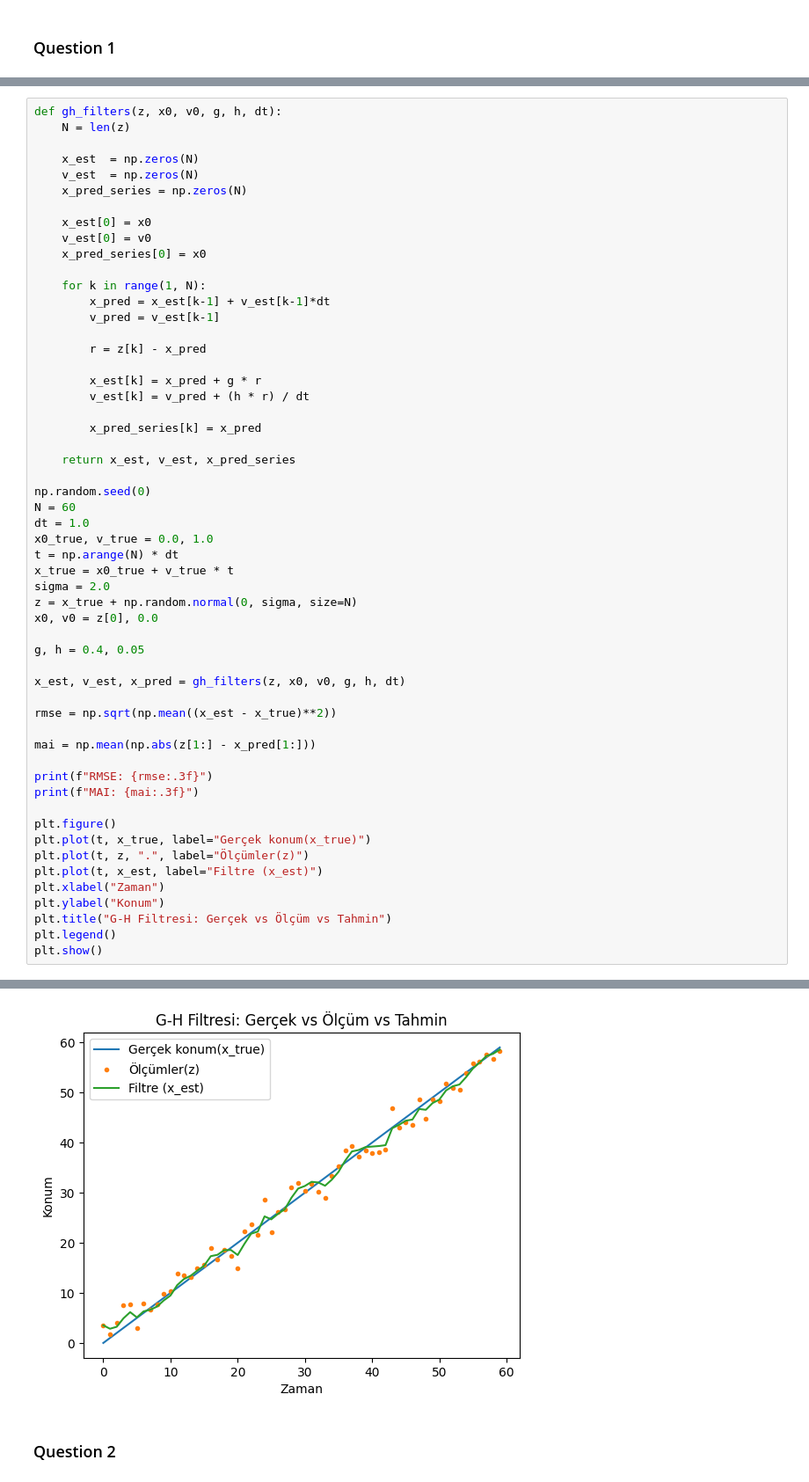
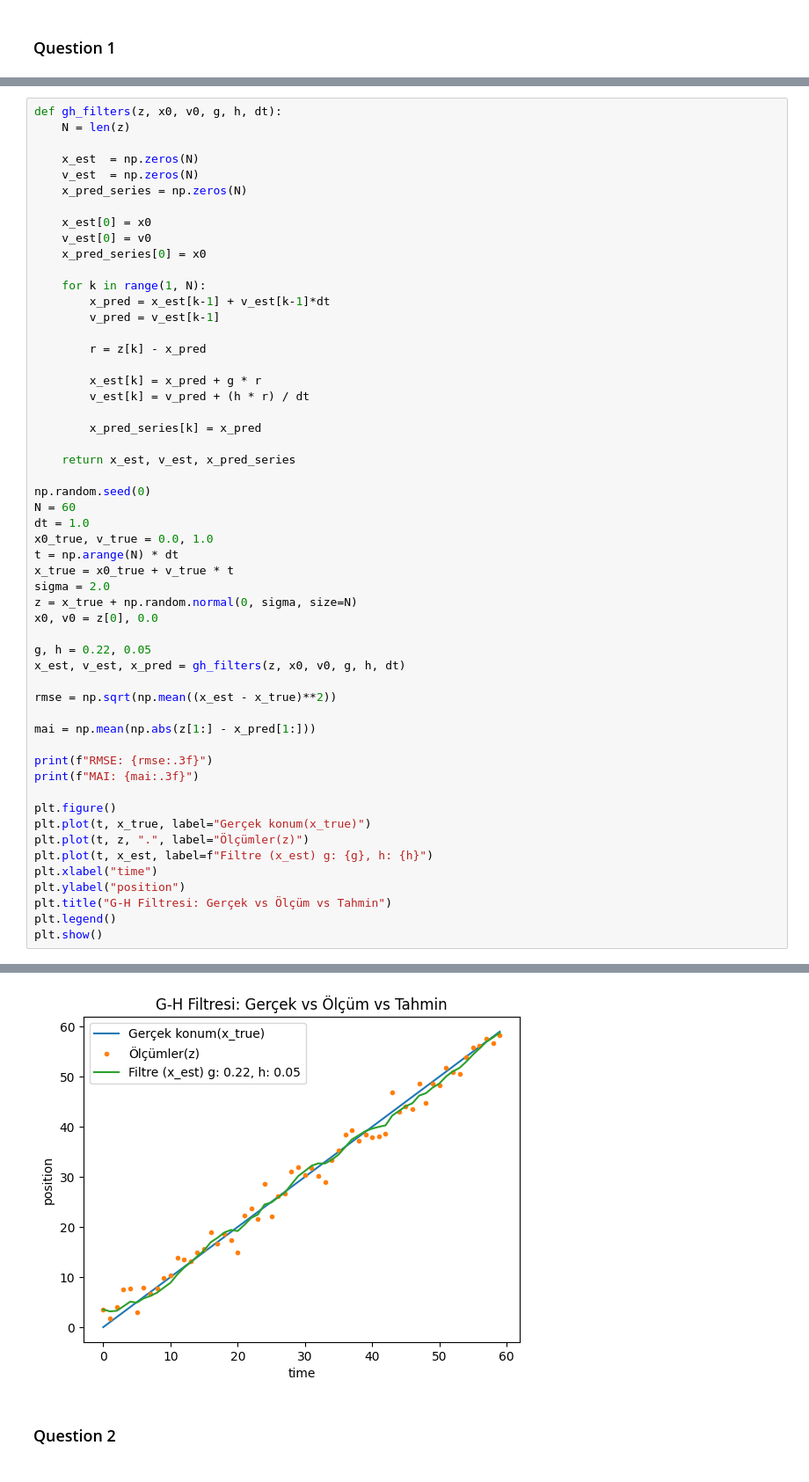
Before and after one commit to aokirii/Filters, a Jupyter notebook: HW1_KasımEsen_19015910.ipynb, the cells around one changed output, grey strips where cells are left out. Shown at 88% size. Drawn from its saved outputs; the diff is of its cells as text.

```diff
--- a/HW1_KasımEsen_19015910.ipynb
+++ b/HW1_KasımEsen_19015910.ipynb
@@ -64,8 +68,7 @@ sigma = 2.0
 z = x_true + np.random.normal(0, sigma, size=N)
 x0, v0 = z[0], 0.0
 
-g, h = 0.4, 0.05
-
+g, h = 0.22, 0.05
 x_est, v_est, x_pred = gh_filters(z, x0, v0, g, h, dt)
 
 rmse = np.sqrt(np.mean((x_est - x_true)**2))
@@ -78,9 +81,9 @@ print(f"MAI: {mai:.3f}")
 plt.figure()
 plt.plot(t, x_true, label="Gerçek konum(x_true)")
 plt.plot(t, z, ".", label="Ölçümler(z)")
-plt.plot(t, x_est, label="Filtre (x_est)")
-plt.xlabel("Zaman")
-plt.ylabel("Konum")
+plt.plot(t, x_est, label=f"Filtre (x_est) g: {g}, h: {h}")
+plt.xlabel("time")
+plt.ylabel("position")
 plt.title("G-H Filtresi: Gerçek vs Ölçüm vs Tahmin")
 plt.legend()
 plt.show()
@@ -90,4 +93,4 @@ MAI: 1.992
-[figure, old version]
+[figure, new version]
 # %% [markdown]
 ### Question 2
 # %% [markdown]
```
Also changed, not shown: parts of 12 cells of this notebook.
